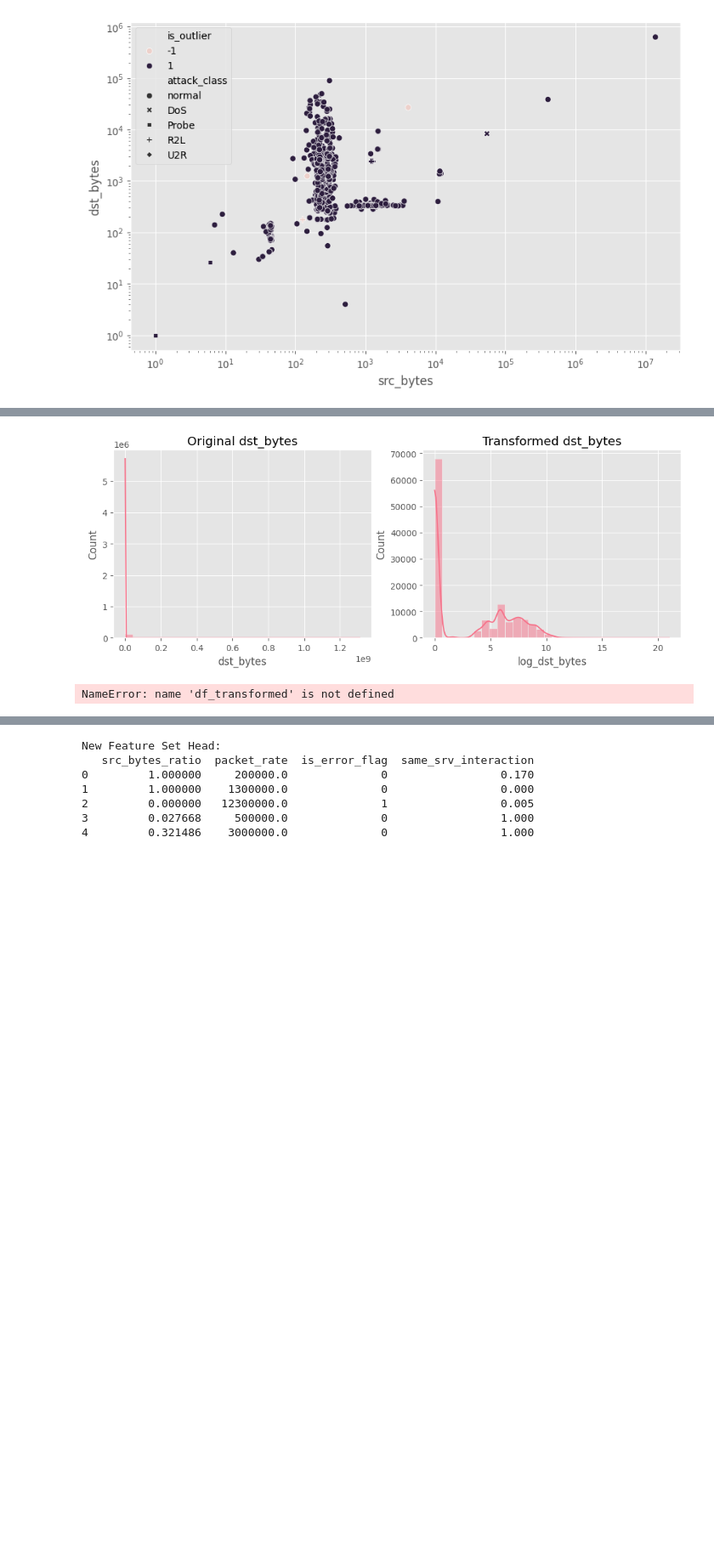
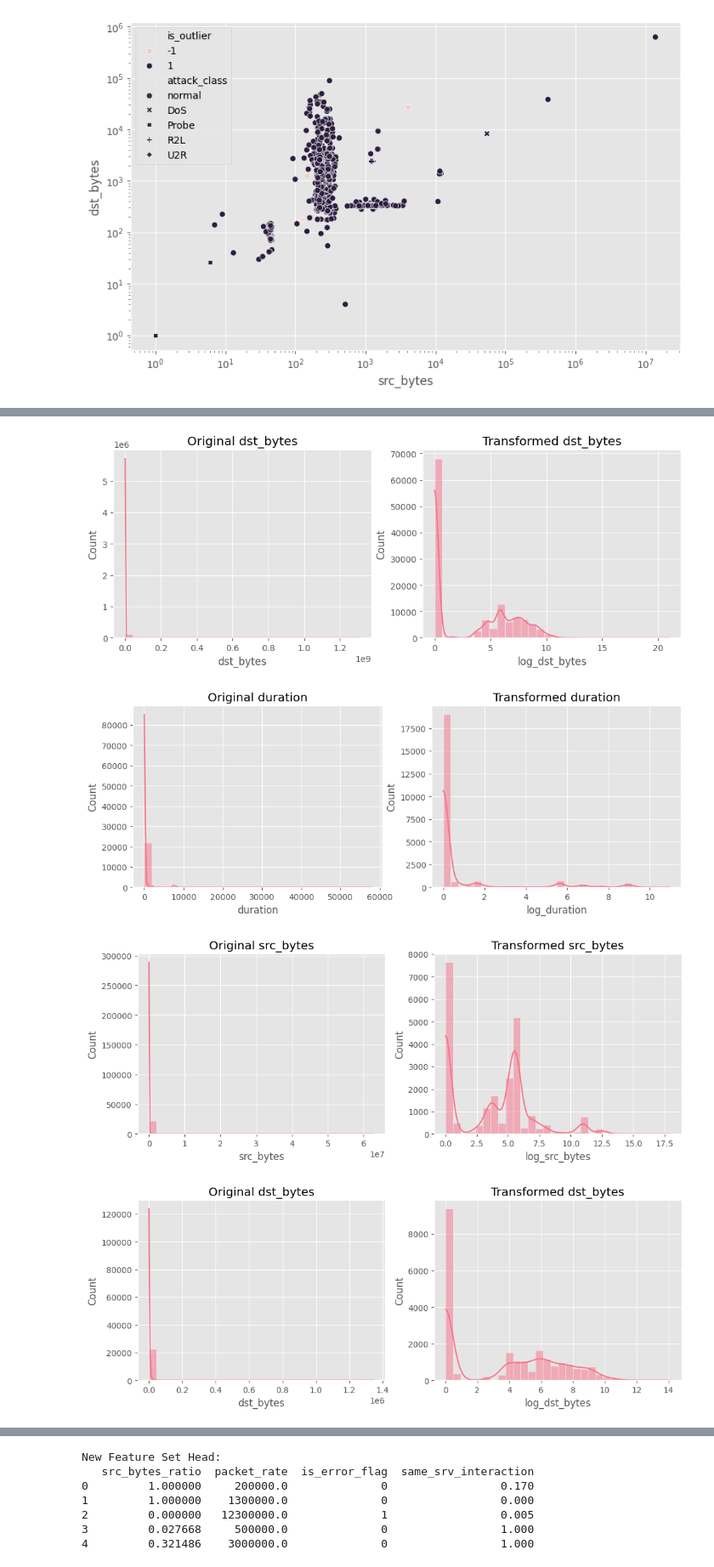
Before and after one commit to mailech/SentinelNet-AI-Powered-Network-Intrusion-Detection-System-, a Jupyter notebook: feature-engineering.ipynb, the cells around one changed output, grey strips where cells are left out. Shown at 85% size. Drawn from its saved outputs; the diff is of its cells as text; code cells hidden in the pictures; blank space fills up the shorter version.

```diff
--- a/feature-engineering.ipynb
+++ b/feature-engineering.ipynb
@@ -165,32 +166,36 @@ plt.show()
 # %%
 skewed_cols = ['duration','src_bytes','dst_bytes']
 
-#Function for the Log1p transformation (log(x+1)) to  handle the zeros
+# Function for the Log1p transformation (log(x+1)) to handle the zeros
 
-def apply_log_transform(df,cols):
+def apply_log_transform(df, cols):
     df_transform = df.copy()
     for col in cols:
-        #Creating a new column Name
+        # creating a new column name
         new_col = f"log_{col}"
-        #applying the logarithimic operation
-
+        # apply the logarithmic operation
         df_transform[new_col] = np.log1p(df_transform[col])
 
-        plt.figure(figsize = (12,4))
+        plt.figure(figsize=(12,4))
         plt.subplot(1,2,1)
-        sns.histplot(df[col],bins = 30, kde=True)
+        sns.histplot(df[col], bins=30, kde=True)
         plt.title(f"Original {col}")
 
         plt.subplot(1,2,2)
-        sns.histplot(df_transform[new_col],bins = 30, kde=True)
+        sns.histplot(df_transform[new_col], bins=30, kde=True)
         plt.title(f"Transformed {col}")
         plt.show()
-    return df_transformed
+    # return the updated dataframe (fixed variable name)
+    return df_transform
 
-df_train = apply_log_transform(df_train,skewed_cols)
-df_test = apply_log_transform(df_test,skewed_cols)
+# apply the transformation to both train and test sets
+
+df_train = apply_log_transform(df_train, skewed_cols)
+df_test = apply_log_transform(df_test, skewed_cols)
 # %% [output]
 [figure]
 [figure]
 [figure]
-NameError: name 'df_transformed' is not defined
+[figure, added]
+[figure, added]
+[figure, added]
```
Also changed, not shown: parts of 30 cells of this notebook, 3 other files.
